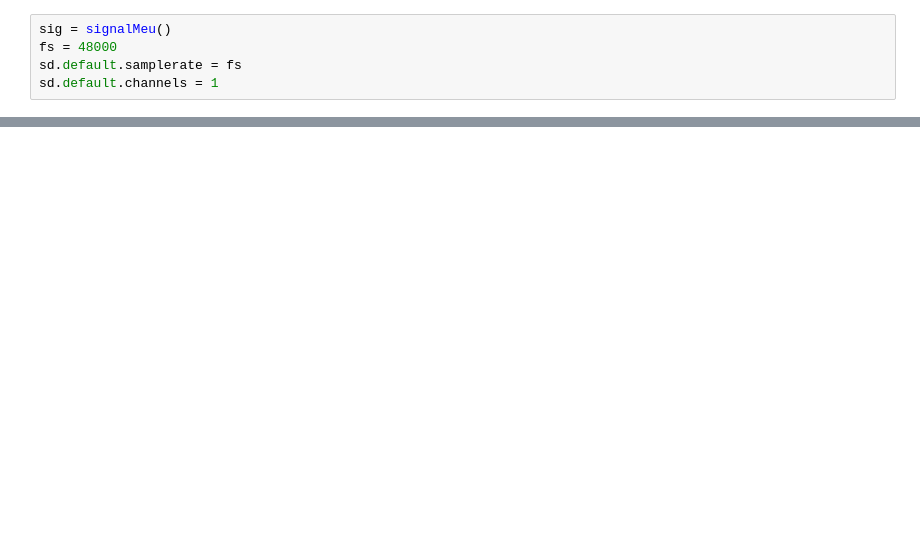
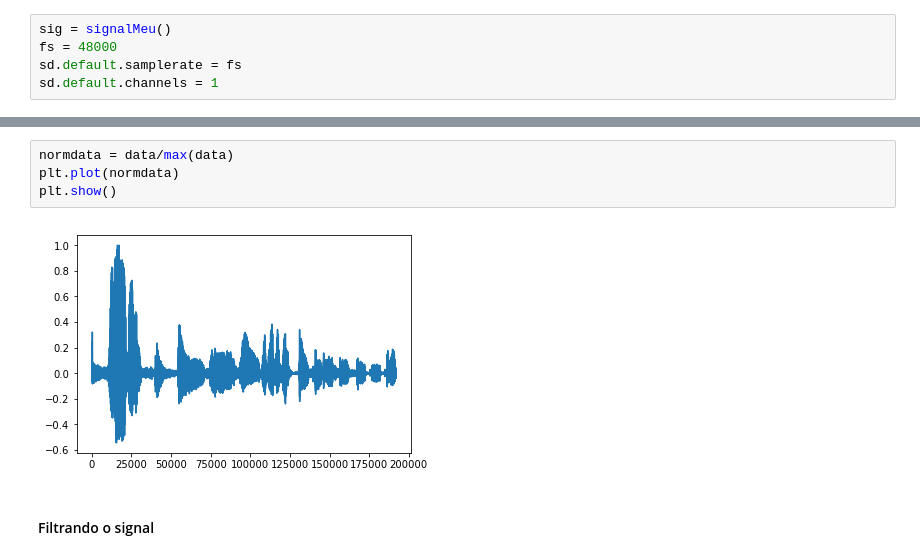
Before and after one commit to wesleygas/urban-piriquito, a Jupyter notebook: Projeto3-envia.ipynb, the cells around one changed output, grey strips where cells are left out. Saved outputs shown, nothing was run; the diff lists cells and outputs as text; blank space fills up the shorter version.

```diff
--- a/Projeto3-envia.ipynb
+++ b/Projeto3-envia.ipynb
@@ -24,0 +39,8 @@ plt.show()
+# %%
+normdata = data/max(data)
+plt.plot(normdata)
+plt.show()
+# %% [output]
+[figure, added]
+# %% [markdown]
+#### Filtrando o signal
```
Also changed, not shown: parts of 17 cells of this notebook.
